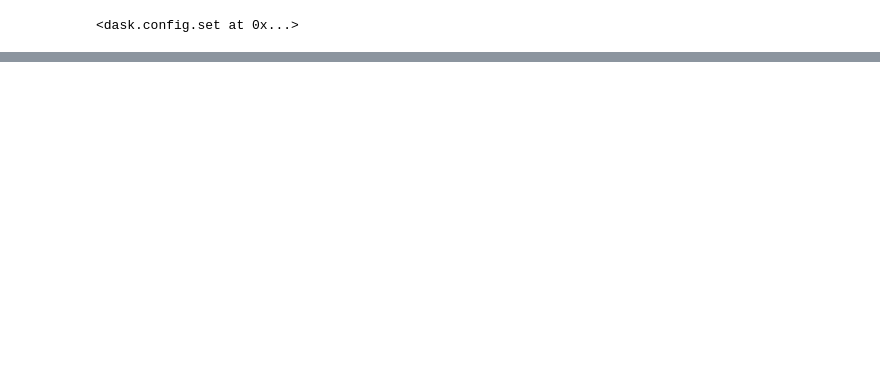
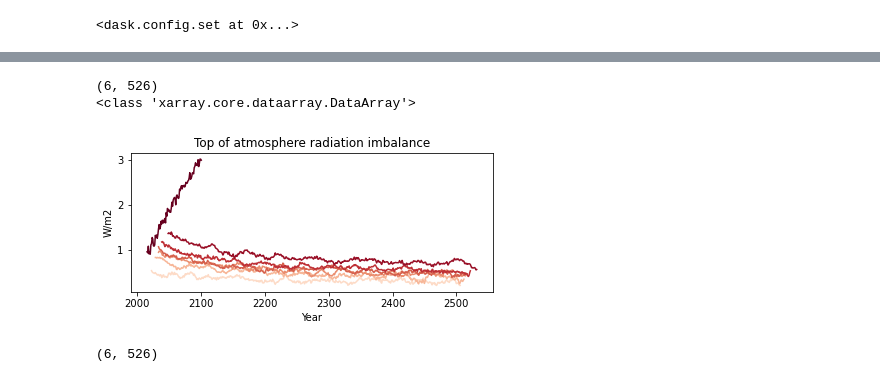
Before and after one commit to andreadittus/EuropeanPrecipitation_paper, a Jupyter notebook: Figure1.ipynb, the cells around one changed output, grey strips where cells are left out. Saved outputs shown, nothing was run; the diff lists cells and outputs as text; code cells hidden in the pictures; blank space fills up the shorter version.

```diff
--- a/Figure1.ipynb
+++ b/Figure1.ipynb
@@ -68,11 +61,11 @@ def seasaverage_3(var,seas):
         # print(var_seas)
     return(var_seas)
 # %%
-factor={'tas':1,'pr':86400,'txx':1,'psl':1./100,'ua_850':1.,'evspsbl':86400,'va_850':1.,'uas':1.,'vas':1.,'msftyz':(1./(1000*1e6))}
+factor={'tas':1,'pr':86400,'txx':1,'psl':1./100,'ua_850':1.,'evspsbl':86400,'va_850':1.,'uas':1.,'vas':1.,'msftyz':(1./(1000*1e6)),'siconca':1./100.,'rsut':1,'rlut':1,'rsdt':1}
 zipgmststab=sorted(glob.glob('/gws/nopw/j04/realproj/users/adittus/intermediate_files/stable/gmst/tas_gmst_*.nc'))
-zipgmst=xr.open_mfdataset(zipgmststab,combine='nested',concat_dim='cases',preprocess=preprocess)['tas']
+zipgmst=xr.open_mfdataset(zipgmststab,combine='nested',concat_dim='cases')['tas']
 zipgmst=np.nanmean(rebase(zipgmst,zipgmststab),axis=1)
-# print(zipgmst)
+
 def sortbygmst(input):
     input = [x for _,x in sorted(zip(zipgmst,input))]
     return(input)
@@ -84,20 +77,19 @@ def real_timeseries(nyear=1,seas='ann',var='tas',var2='tas',lat1=None,lat2=None,
 
     fileshist=sorted(glob.glob('/gws/nopw/j04/realproj/users/adittus/intermediate_files/historical/'+var+'/'+var+'_r*.nc'))
     hist=seasaverage_3(xr.open_mfdataset(fileshist,combine='nested',concat_dim='cases')[var2],seas)*factor[var] # gmst timeseries for all hist runs --> baseperiod
-    # print(hist)
+
     lat=hist['lat']
     lon=hist['lon']
-    # base=hist[:,-30:,:,:].mean('cases').mean('year')
+
     base=hist[:,0:50,:,:].mean('cases').mean('year')
     files=sortbygmst(sorted(glob.glob('/gws/nopw/j04/realproj/users/adittus/intermediate_files/stable/'+var+'/'+var+'_?????.nc')))
-    print(files)
-    ds=xr.open_mfdataset(files,combine='nested',concat_dim='cases',preprocess=preprocess)
+    # print(files)
+    ds=xr.open_mfdataset(files,combine='nested',concat_dim='cases')
     tas=seasaverage_3(ds[var2],seas)*factor[var]
     year=tas.year
     print(tas.lon)
     if (var == 'txx'):
         tas=tas.rename({'latitude':'lat','longitude':'lon'})
-    print("rebasing...")
     if (var != 'pr'):
         tas_anom=tas-base
     else:
@@ -131,20 +123,18 @@ def transient_timeseries(nyear=1,seas='ann',var='tas',var2='tas',lat1=None,lat2=
 
     fileshist=sorted(glob.glob('/gws/nopw/j04/realproj/users/adittus/intermediate_files/historical/'+var+'/'+var+'_r*.nc'))
     hist=seasaverage_3(xr.open_mfdataset(fileshist,combine='nested',concat_dim='cases')[var2],seas)*factor[var] # gmst timeseries for all hist runs --> baseperiod
-    # print(hist)
+
     lat=hist['lat']
     lon=hist['lon']
-    # base=hist[:,-30:,:,:].mean('cases').mean('year')
     base=hist[:,0:50,:,:].mean('cases').mean('year')
     files=sorted(glob.glob('EMs/'+var+'_Amon_UKESM1-0-LL_ssp370_ensmean_gn_*nc'))
-    print(files)
-    ds=xr.open_mfdataset(files,combine='nested',concat_dim='time',preprocess=preprocess)
+    # print(files)
+    ds=xr.open_mfdataset(files,combine='nested',concat_dim='time')
     tas=seasaverage_3(ds[var2],seas)*factor[var]
     year=tas.year
     print(tas.lon)
     if (var == 'txx'):
         tas=tas.rename({'latitude':'lat','longitude':'lon'})
-    print("rebasing...")
     if (var != 'pr'):
         tas_anom=tas-base
     else:
@@ -405,0 +252,38 @@ hello
+# %%
+fig, axlist = plt.subplots(nrows=1, ncols=1, figsize=(11/2, 8/3), constrained_layout=True,squeeze=False)
+ax=axlist.flatten()
+cmap = plt.cm.get_cmap('RdBu_r')
+col=np.linspace(0.6,1,7)
+imbalance=rsdt_global-(rlut_global+rsut_global)
+imbalance_t=rsdt_global_t-(rlut_global_t+rsut_global_t)
+print(imbalance.shape)
+print(type(imbalance))
+for i in np.arange(0,6):
+    ax[0].plot(imbalance[i,:].year,imbalance[i,].rolling(min_periods=16, center=True, year=16).mean().values,c=cmap(col[i]))
+ax[0].plot(imbalance_t.year,imbalance_t.values,c=cmap(col[6]))
+ax[0].set_title('Top of atmosphere radiation imbalance')
+ax[0].set_ylabel("W/m2")
+ax[0].set_xlabel("Year")
+plt.savefig('TOA_imbalance.eps')
+# %% [output]
+(6, 526)
+<class 'xarray.core.dataarray.DataArray'>
+[figure, added]
+# %%
+cmap = plt.cm.get_cmap('RdBu_r')
+col=np.linspace(0.6,1,7)
+var='msftyz'
+i=0
+# amoc=np.full((500,6),np.nan)
+# amoc_year=np.full((500,6),np.nan)
+for run in ['bq777','bw848','bz227','cd269','bw987','bu607']:
+    files=glob.glob('/gws/nopw/j04/realproj/users/adittus/cdds/u-'+run+'/cdds_data/CMIP6/CMIP/UKESM1-0-LL/piControl/r*i1p1f2/round-8/output/onm/Omon/msftyz/*nc')
+    ds=xr.open_mfdataset(files,combine='nested',concat_dim='time') #,preprocess=preprocess)
+    var_ann=seasaverage_3(ds['msftyz'],'ann').sel(rlat=40.,method='nearest',tolerance=0.5)
+    if (run == 'bq777'):
+        amoc=(var_ann[:,0,:].max(dim='lev'))*factor['msftyz']
+    else:
+        amoc=xr.concat([amoc,(var_ann[:,0,:].max(dim='lev')*factor['msftyz'])],dim='cases')
+print(amoc.shape)
+# %% [output]
+(6, 526)
```
Also changed, not shown: parts of 9 cells of this notebook.
